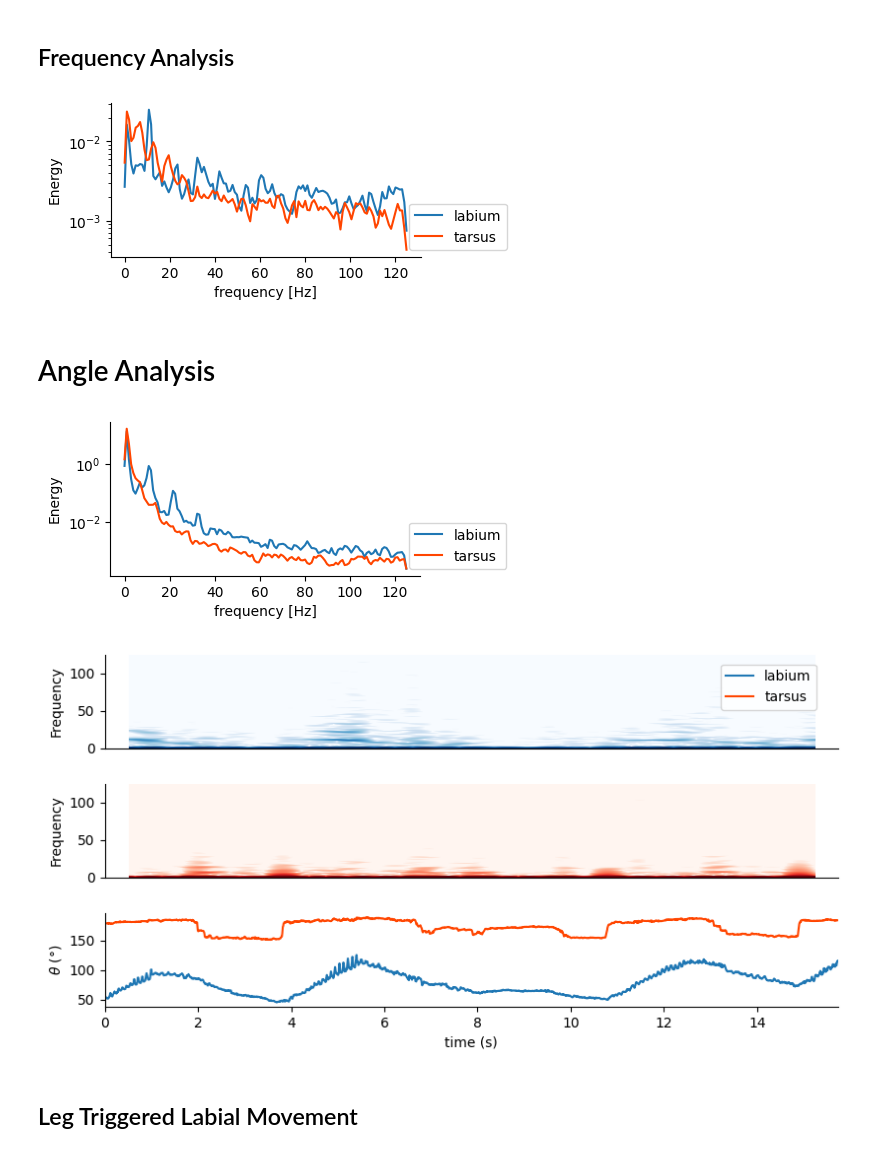
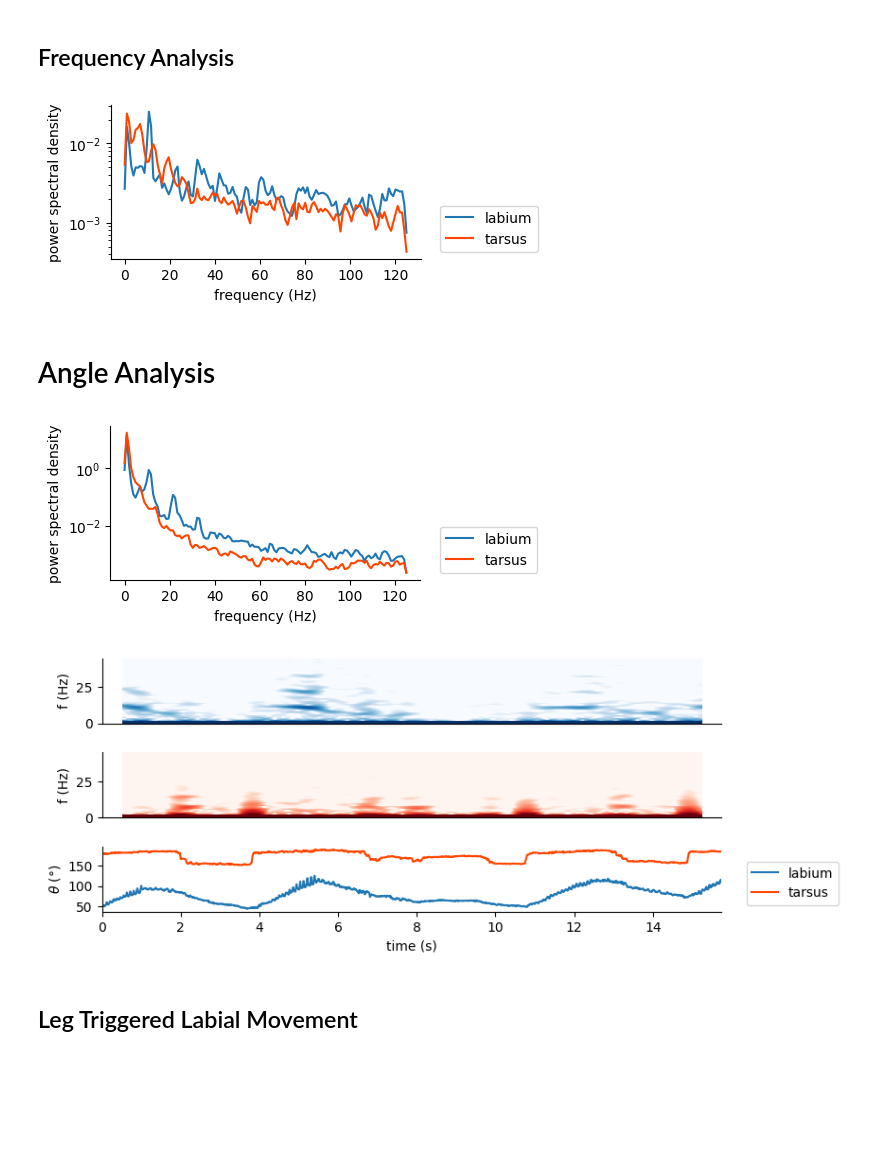
Before and after one commit to shivChitinous/bite-tracks, a Jupyter notebook: biteAnalysis.ipynb, the cells around one changed output. Saved outputs shown, nothing was run; the diff lists cells and outputs as text; code cells hidden in the pictures; blank space fills up the shorter version.

```diff
--- a/biteAnalysis.ipynb
+++ b/biteAnalysis.ipynb
@@ -98,16 +100,16 @@ plt.savefig(plot_folder+"bodyparts_"+variable+"_smoothed_"+str(time_scale)+".pdf
 # %%
 plt.figure(figsize = (4,2))
 f, Pxx_den = signal.welch(derDf.loc[:,('lab2','speed')].dropna().values, fs=n/T)
 f1, Pxx_den1 = signal.welch(derDf.loc[:,('tar2','speed')].dropna().values, fs=n/T)
 plt.semilogy(f, Pxx_den)
 plt.semilogy(f1, Pxx_den1, color='orangered')
-plt.xlabel('frequency [Hz]')
-plt.ylabel('Energy')
-plt.legend(['labium','tarsus'], loc = 'lower right', bbox_to_anchor = (1.3,0));
+plt.xlabel('frequency (Hz)')
+plt.ylabel('power spectral density')
+plt.legend(['labium','tarsus'], loc = 'lower right', bbox_to_anchor = (1.4,0));
 sns.despine();
 plt.savefig(plot_folder+"frequency_spectrum_joints.pdf",bbox_inches = "tight")
 # %% [output]
-[figure, old version]
+[figure, new version]
 # %% [markdown]
 # Angle Analysis
 # %%
@@ -116,24 +118,25 @@ f, Pxx_den = signal.welch(bt.angle_part(derDf,'lab'), fs=n/T)
 f1, Pxx_den1 = signal.welch(bt.angle_part(derDf,'tar'), fs=n/T)
 plt.semilogy(f, Pxx_den)
 plt.semilogy(f1, Pxx_den1, color='orangered')
-plt.xlabel('frequency [Hz]')
-plt.ylabel('Energy')
+plt.xlabel('frequency (Hz)')
+plt.ylabel('power spectral density')
 sns.despine()
-plt.legend(['labium','tarsus'], loc = 'lower right', bbox_to_anchor = (1.3,0));
+plt.legend(['labium','tarsus'], loc = 'lower right', bbox_to_anchor = (1.4,0));
 plt.savefig(plot_folder+"frequency_spectrum_joint_angles.pdf",bbox_inches = "tight");
 # %% [output]
-[figure, old version]
+[figure, new version]
 # %%
-fig,ax = plt.subplots(3,1,figsize = (8,4))
+fig,ax = plt.subplots(3,1,figsize = (7,3),gridspec_kw={'height_ratios': [1, 1, 1]})
 
 sns.despine(ax=ax[2]); sns.despine(ax=ax[1]); sns.despine(ax=ax[0]);
+plt.tight_layout(pad=0.1)
 
-plt.tight_layout(pad=0.5)
-_,_,_,_ = ax[0].specgram(bt.angle_part(derDf,'lab'), Fs=n/T, cmap='Blues', vmin=-20, vmax=20, noverlap=255)
-_,_,_,_ = ax[1].specgram(bt.angle_part(derDf,'tar'), Fs=n/T, cmap='Reds', vmin=-20, vmax=20, noverlap=255)
-ax[0].set_ylabel('Frequency'); ax[1].set_ylabel('Frequency')
+_,_,_,_ = ax[0].specgram(bt.angle_part(derDf,'lab'), Fs=n/T, cmap='Blues', vmin=-15, vmax=15, noverlap=255)
+_,_,_,_ = ax[1].specgram(bt.angle_part(derDf,'tar'), Fs=n/T, cmap='Reds', vmin=-15, vmax=15, noverlap=255)
+ax[0].set_ylabel('f (Hz)'); ax[1].set_ylabel('f (Hz)')
 ax[0].axes.get_xaxis().set_visible(False)
 ax[0].set_xlim(0,t_bite); ax[1].set_xlim(0,t_bite);
+ax[0].set_ylim(0,45); ax[1].set_ylim(0,45);
 ax[1].axes.get_xaxis().set_visible(False);
 
 ax[2].plot(time,bt.angle_part(derDf,'lab'));
@@ -141,10 +144,10 @@ ax[2].plot(time,bt.angle_part(derDf,'tar'),color='orangered');
 ax[2].set_xlabel('time (s)');
 ax[2].set_ylabel(r'$\theta$ (°)');
 ax[2].set_xlim(0,t_bite);
-ax[2].legend(['labium','tarsus'],loc='lower right',bbox_to_anchor = (0.98,3.1));
+ax[2].legend(['labium','tarsus'],loc='lower right',bbox_to_anchor = (1.2,0));
 plt.savefig(plot_folder+"spectrogram_joint_angles.pdf",bbox_inches = "tight");
 # %% [output]
-[figure, old version]
+[figure, new version]
 # %% [markdown]
 ## Leg Triggered Labial Movement
 # %%
```
Also changed, not shown: parts of 8 cells of this notebook, 17 other files.
